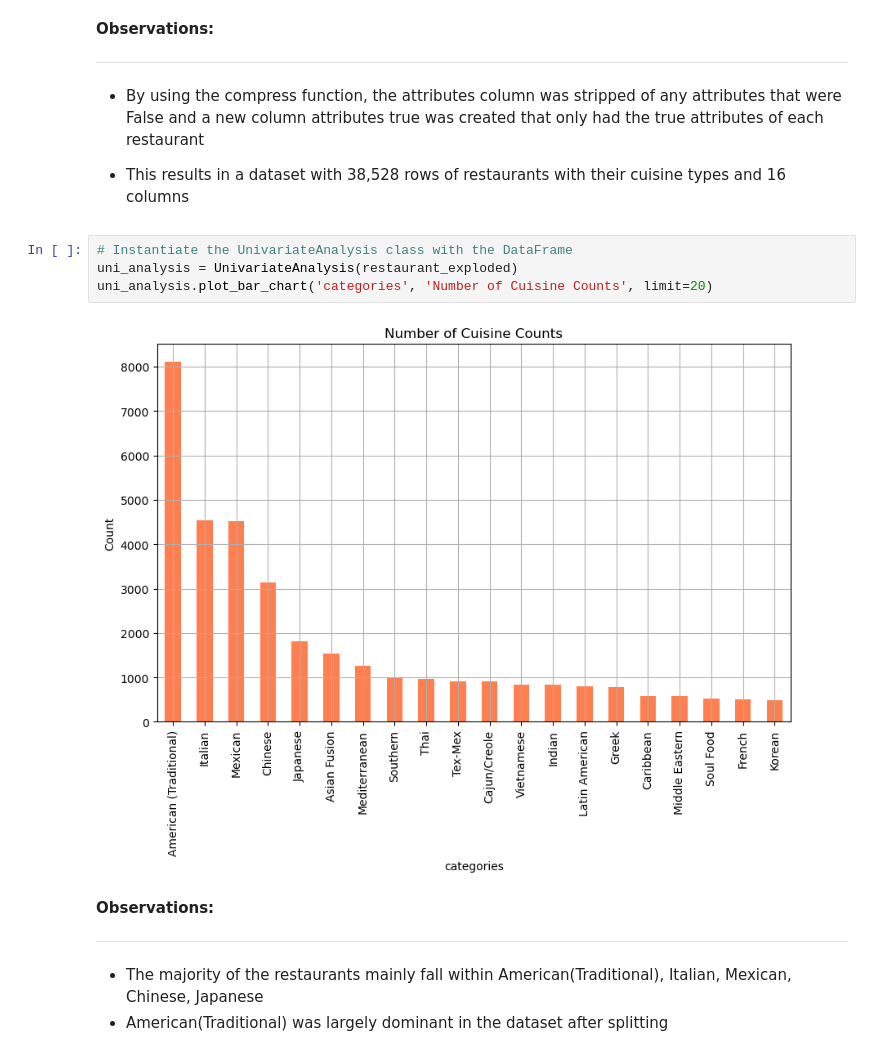
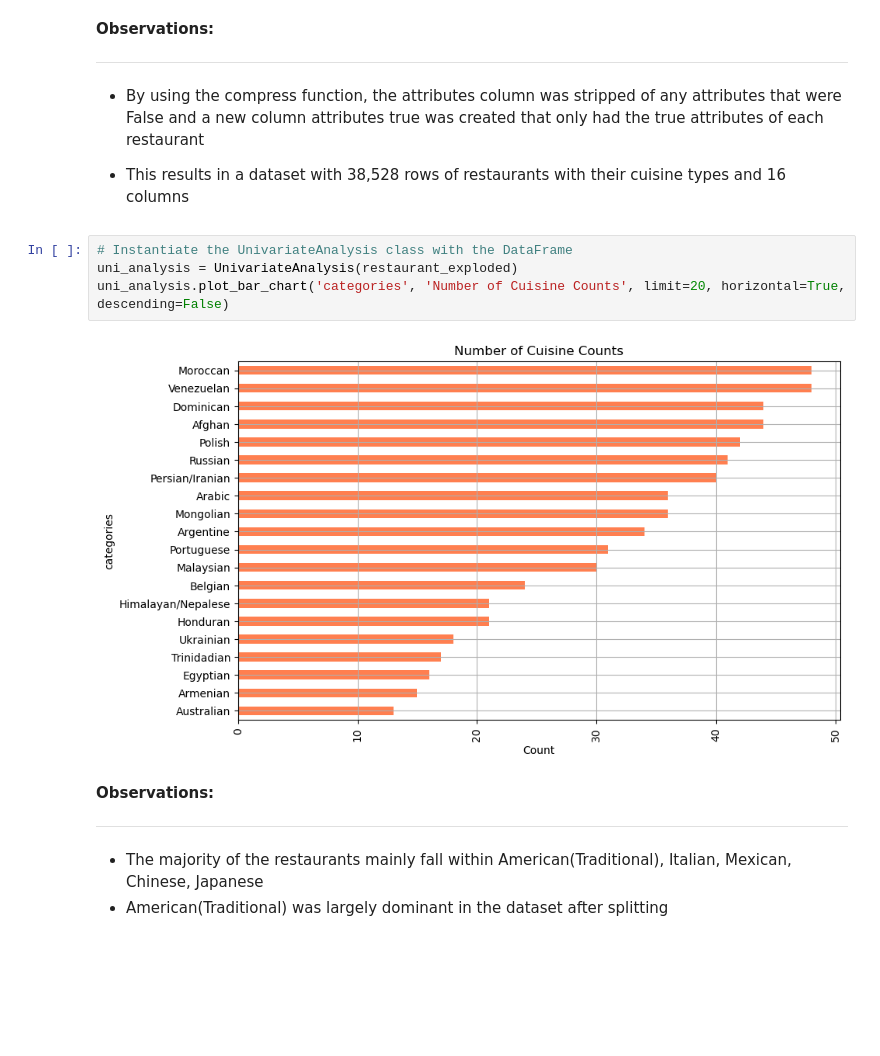
Before and after one commit to RonoHenry/Restaurant-Recommendation-System, a Jupyter notebook: Final Notebook.ipynb, the cells around one changed output. Cells and saved outputs as stored; diff of their text form; blank space fills up the shorter version.

```diff
--- a/Final Notebook.ipynb
+++ b/Final Notebook.ipynb
@@ -779,9 +784,9 @@ restaurant_exploded.shape
 # %%
 # Instantiate the UnivariateAnalysis class with the DataFrame
 uni_analysis = UnivariateAnalysis(restaurant_exploded)
-uni_analysis.plot_bar_chart('categories', 'Number of Cuisine Counts', limit=20)
+uni_analysis.plot_bar_chart('categories', 'Number of Cuisine Counts', limit=20, horizontal=True, descending=False)
 # %% [output]
-[figure, old version]
+[figure, new version]
 # %% [markdown]
 **Observations:**
 ***
```
Also changed, not shown: parts of 14 cells of this notebook, 1 other file.
